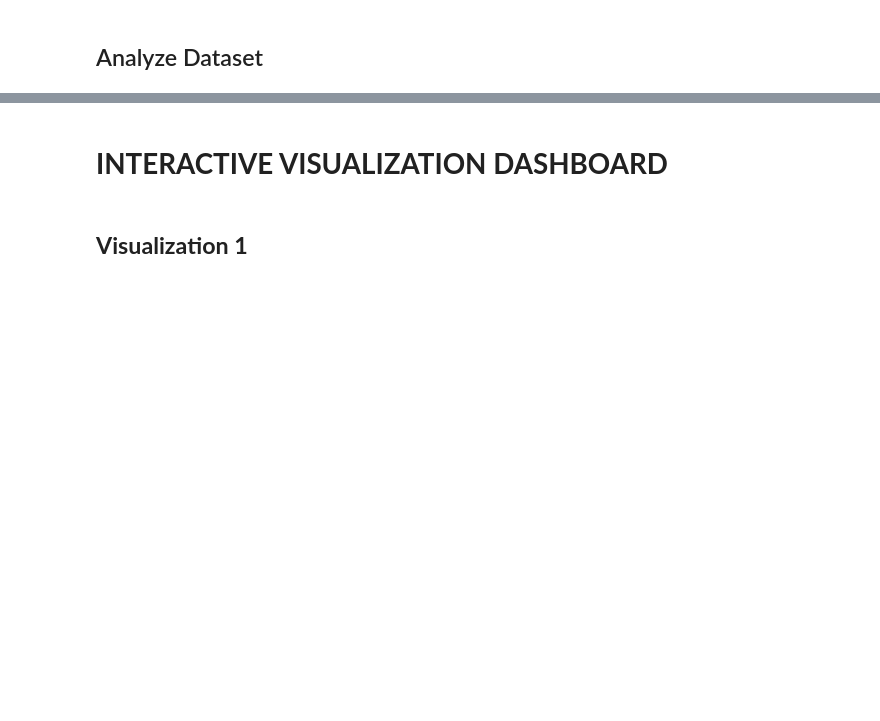
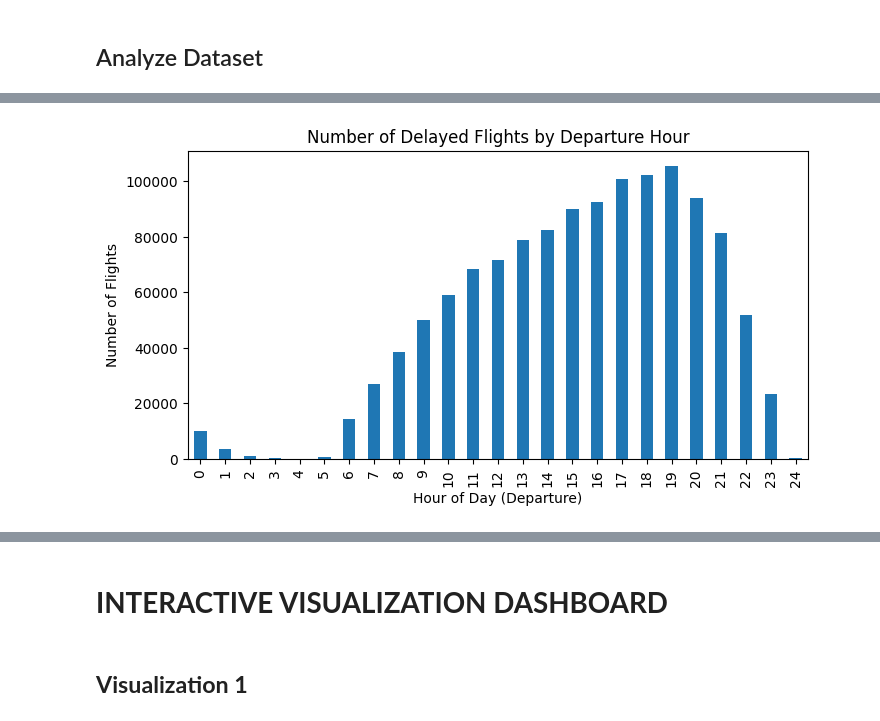
Before and after one commit to glgunderson/INFOB2DA-PA4, a Jupyter notebook: pa4.ipynb, the cells around one changed output, grey strips where cells are left out. Saved outputs shown, nothing was run; the diff lists cells and outputs as text; code cells hidden in the pictures; blank space fills up the shorter version.

```diff
--- a/pa4.ipynb
+++ b/pa4.ipynb
@@ -122,0 +268,8 @@ memory usage: 441.4+ MB
+# %%
+df['DepHour'].value_counts().sort_index().plot(kind='bar', figsize=(8,4))
+plt.title("Number of Delayed Flights by Departure Hour")
+plt.xlabel("Hour of Day (Departure)")
+plt.ylabel("Number of Flights")
+plt.show()
+# %% [output]
+[figure, added]
```
Also changed, not shown: parts of 19 cells of this notebook.
